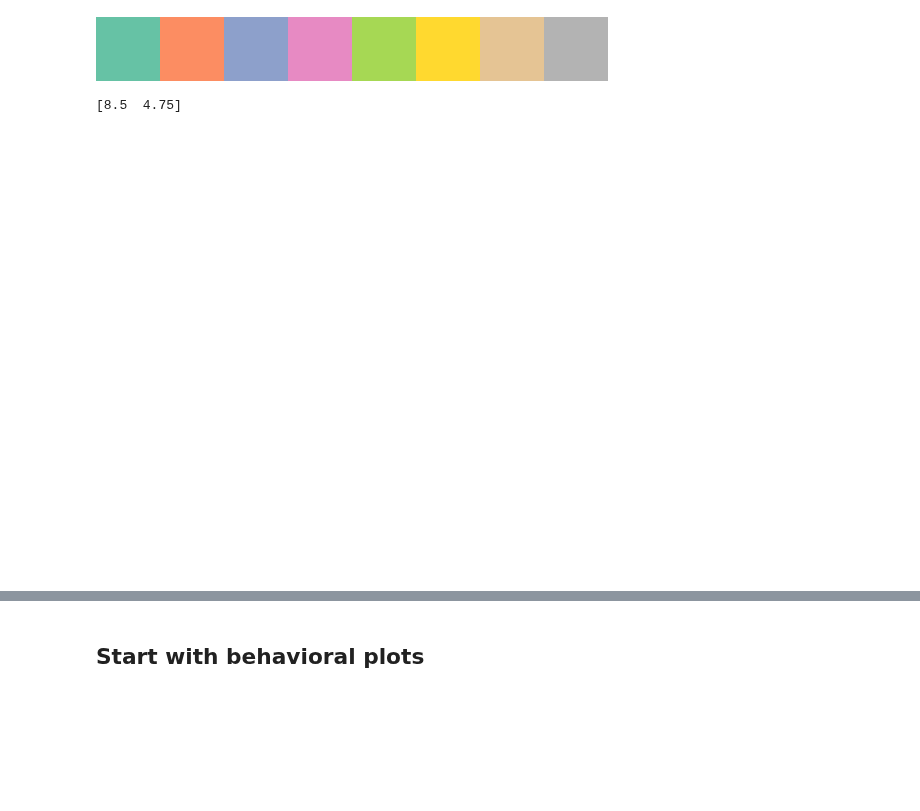
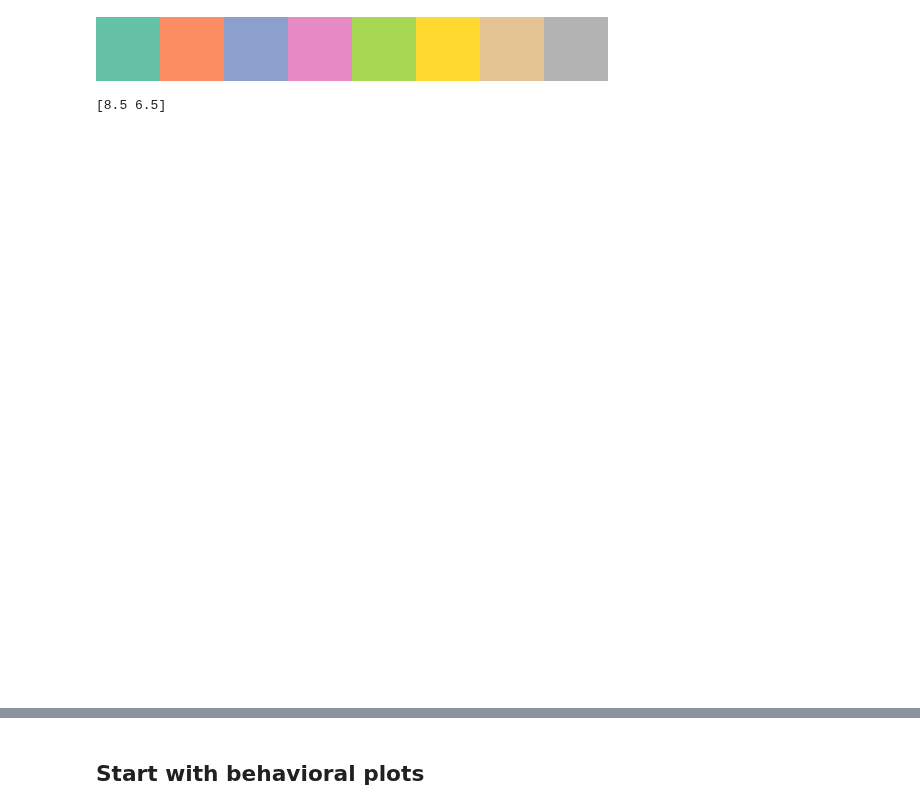
Before and after one commit to nkinsky/Eraser, a Jupyter notebook: Notebooks/Figure1.ipynb, the cells around one changed output, grey strips where cells are left out. Saved outputs shown, nothing was run; the diff lists cells and outputs as text; code cells hidden in the pictures; blank space fills up the shorter version.

```diff
--- a/Notebooks/Figure1.ipynb
+++ b/Notebooks/Figure1.ipynb
@@ -44,9 +44,9 @@ plt.get_cmap('Set2')
 # %%
 # Set up main figure plotting
 %matplotlib ipympl
-Fig1 = Fig(num=1, grid=(3, 4), size=(8.5, 4.75), fontsize=6)
+Fig1 = Fig(num=1, grid=(4, 4), size=(8.5, 6.5), fontsize=6)
 print(Fig1.fig.get_size_inches())
 # %% [output]
-[8.5  4.75]
+[8.5 6.5]
-[figure, old version]
+[figure, new version]
 # %%
```
Also changed, not shown: parts of 18 cells of this notebook.
